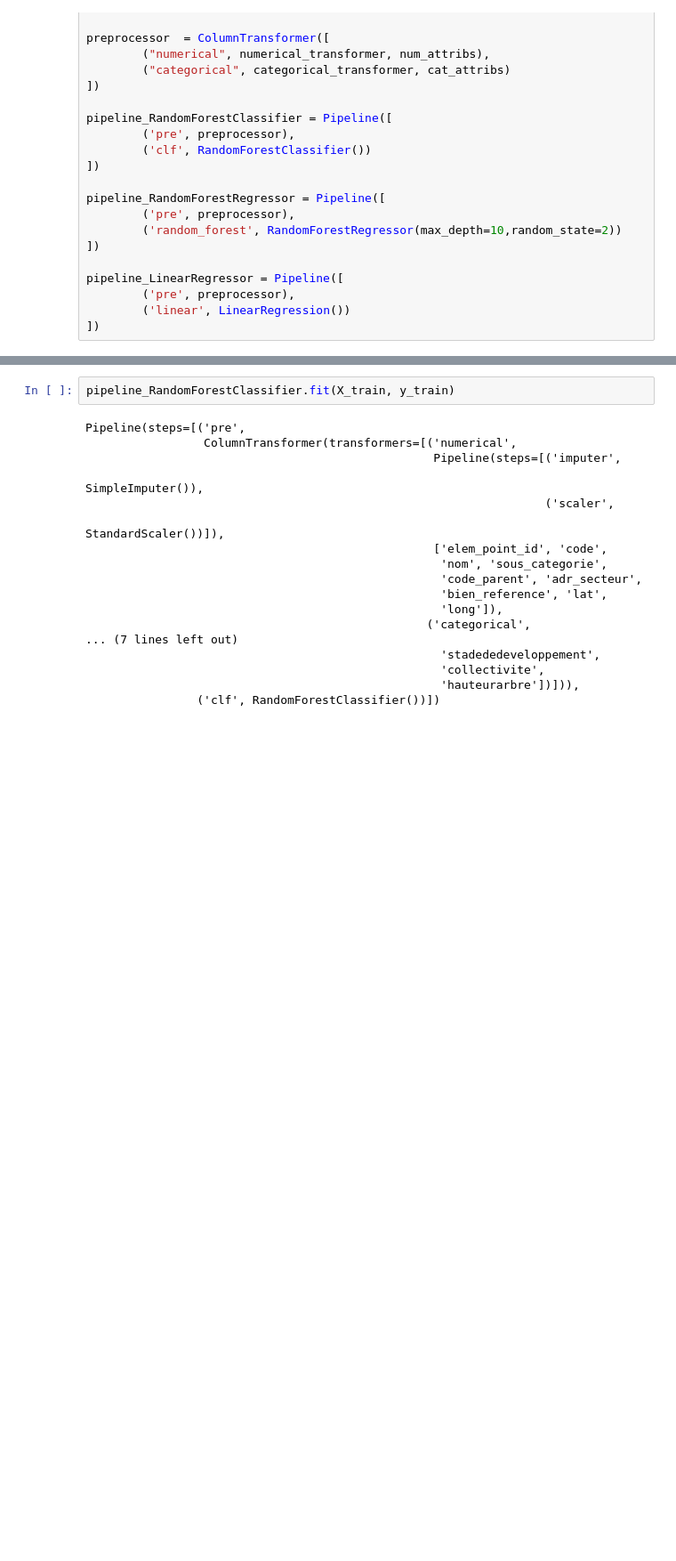
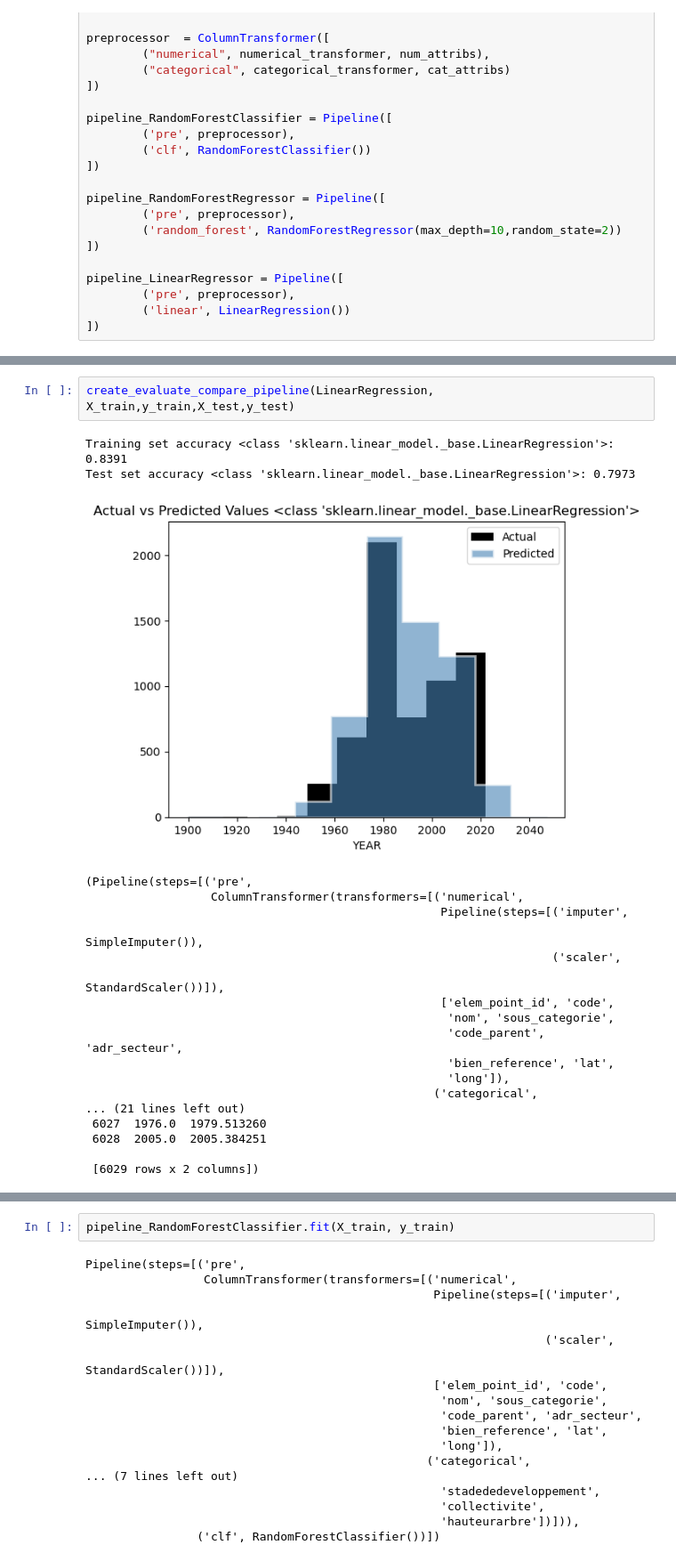
Before and after one commit to Impreccable/ML, a Jupyter notebook: main.ipynb, the cells around one changed output, grey strips where cells are left out. Shown at 89% size. Drawn from its saved outputs; the diff is of its cells as text; blank space fills up the shorter version.

```diff
--- a/main.ipynb
+++ b/main.ipynb
@@ -264,0 +334,23 @@ X_test_pipeline_cat = categorical_transformer.transform(X_test.loc[:,cat_attribs
+# %%
+create_evaluate_compare_pipeline(LinearRegression, X_train,y_train,X_test,y_test)
+# %% [output]
+Training set accuracy <class 'sklearn.linear_model._base.LinearRegression'>: 0.8391
+Test set accuracy <class 'sklearn.linear_model._base.LinearRegression'>: 0.7973
+[figure, added]
+(Pipeline(steps=[('pre',
+                  ColumnTransformer(transformers=[('numerical',
+                                                   Pipeline(steps=[('imputer',
+                                                                    SimpleImputer()),
+                                                                   ('scaler',
+                                                                    StandardScaler())]),
+                                                   ['elem_point_id', 'code',
+                                                    'nom', 'sous_categorie',
+                                                    'code_parent', 'adr_secteur',
+                                                    'bien_reference', 'lat',
+                                                    'long']),
+                                                  ('categorical',
+... (21 lines left out)
+ 6027  1976.0  1979.513260
+ 6028  2005.0  2005.384251
+
+ [6029 rows x 2 columns])
```
Also changed, not shown: parts of 16 cells of this notebook.
